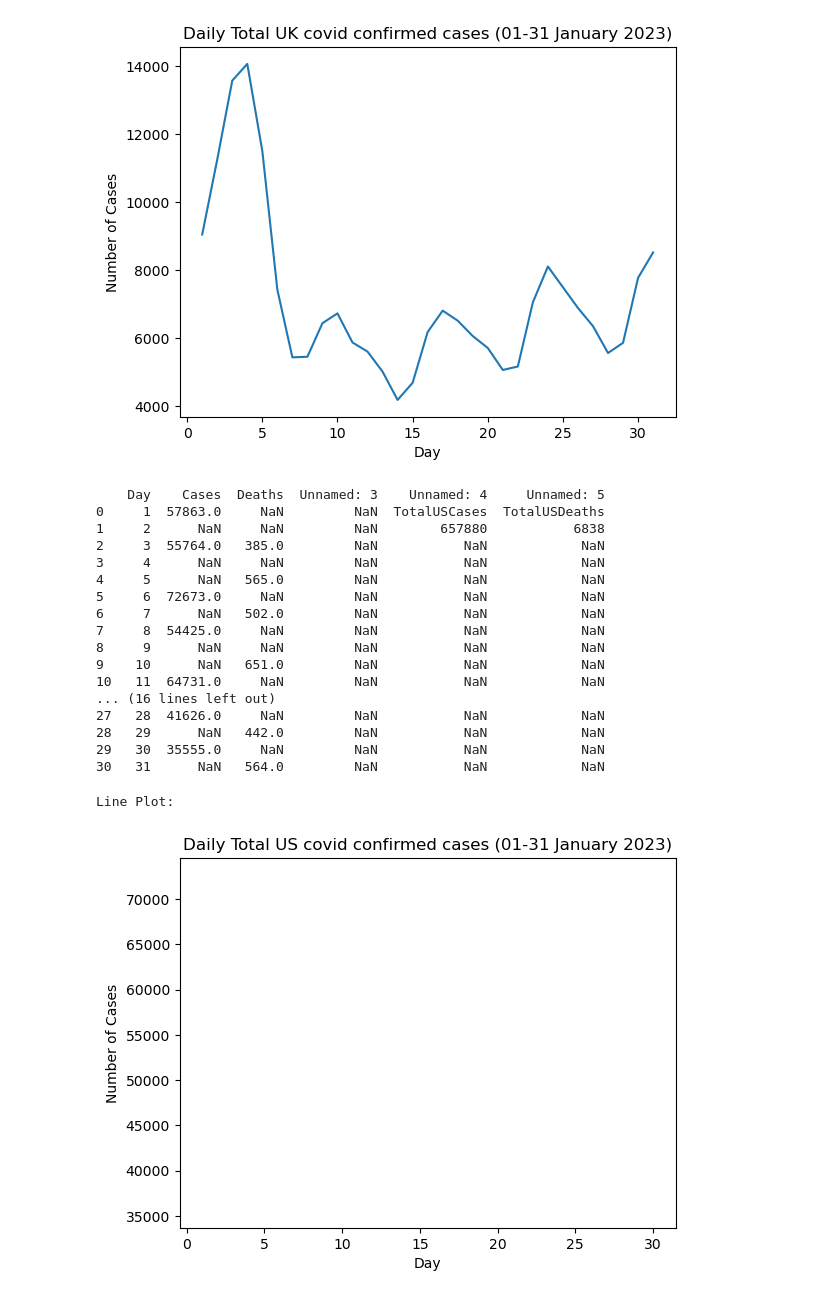
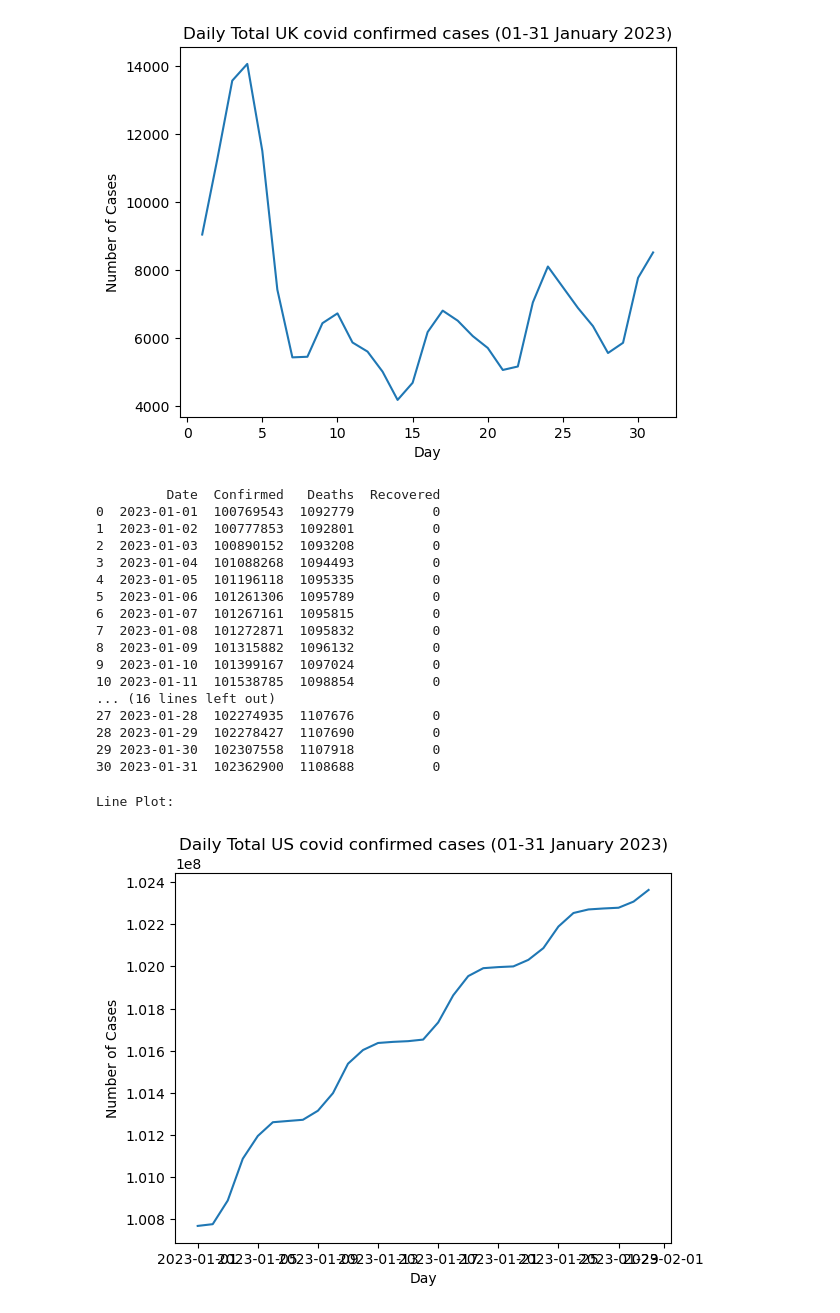
Before and after one commit to Maddonkey77/DataScience-Assessment-1, a Jupyter notebook: Question1.ipynb, the cells around one changed output. Saved outputs shown, nothing was run; the diff lists cells and outputs as text; code cells hidden in the pictures.

```diff
--- a/Question1.ipynb
+++ b/Question1.ipynb
@@ -72,35 +72,35 @@ Line Plot:
 [figure]
 # %%
 #US
-usdf = pd.read_excel('cases.xlsx', sheet_name = "UScases") # df means dataframe
+us_df = pd.read_excel('cases.xlsx', sheet_name = "UScases2023") # df means dataframe
 
 # print whole sheet data
-print(usdf)
+print(us_df)
 # %% [output]
-    Day    Cases  Deaths  Unnamed: 3    Unnamed: 4     Unnamed: 5
-0     1  57863.0     NaN         NaN  TotalUSCases  TotalUSDeaths
-1     2      NaN     NaN         NaN        657880           6838
-2     3  55764.0   385.0         NaN           NaN            NaN
-3     4      NaN     NaN         NaN           NaN            NaN
-4     5      NaN   565.0         NaN           NaN            NaN
-5     6  72673.0     NaN         NaN           NaN            NaN
-6     7      NaN   502.0         NaN           NaN            NaN
-7     8  54425.0     NaN         NaN           NaN            NaN
-8     9      NaN     NaN         NaN           NaN            NaN
-9    10      NaN   651.0         NaN           NaN            NaN
-10   11  64731.0     NaN         NaN           NaN            NaN
+         Date  Confirmed   Deaths  Recovered
+0  2023-01-01  100769543  1092779          0
+1  2023-01-02  100777853  1092801          0
+2  2023-01-03  100890152  1093208          0
+3  2023-01-04  101088268  1094493          0
+4  2023-01-05  101196118  1095335          0
+5  2023-01-06  101261306  1095789          0
+6  2023-01-07  101267161  1095815          0
+7  2023-01-08  101272871  1095832          0
+8  2023-01-09  101315882  1096132          0
+9  2023-01-10  101399167  1097024          0
+10 2023-01-11  101538785  1098854          0
 ... (16 lines left out)
-27   28  41626.0     NaN         NaN           NaN            NaN
-28   29      NaN   442.0         NaN           NaN            NaN
-29   30  35555.0     NaN         NaN           NaN            NaN
-30   31      NaN   564.0         NaN           NaN            NaN
+27 2023-01-28  102274935  1107676          0
+28 2023-01-29  102278427  1107690          0
+29 2023-01-30  102307558  1107918          0
+30 2023-01-31  102362900  1108688          0
 # %%
 print("Line Plot:  ")
-plt.plot(usdf["Day"], usdf["Cases"])
+plt.plot(us_df['Date'], us_df['Confirmed'])
 plt.title('Daily Total US covid confirmed cases (01-31 January 2023)')
 plt.xlabel('Day')
 plt.ylabel('Number of Cases')
 plt.show()
 # %% [output]
 Line Plot:
-[figure, old version]
+[figure, new version]
```
Also changed, not shown: parts of 2 cells of this notebook.
